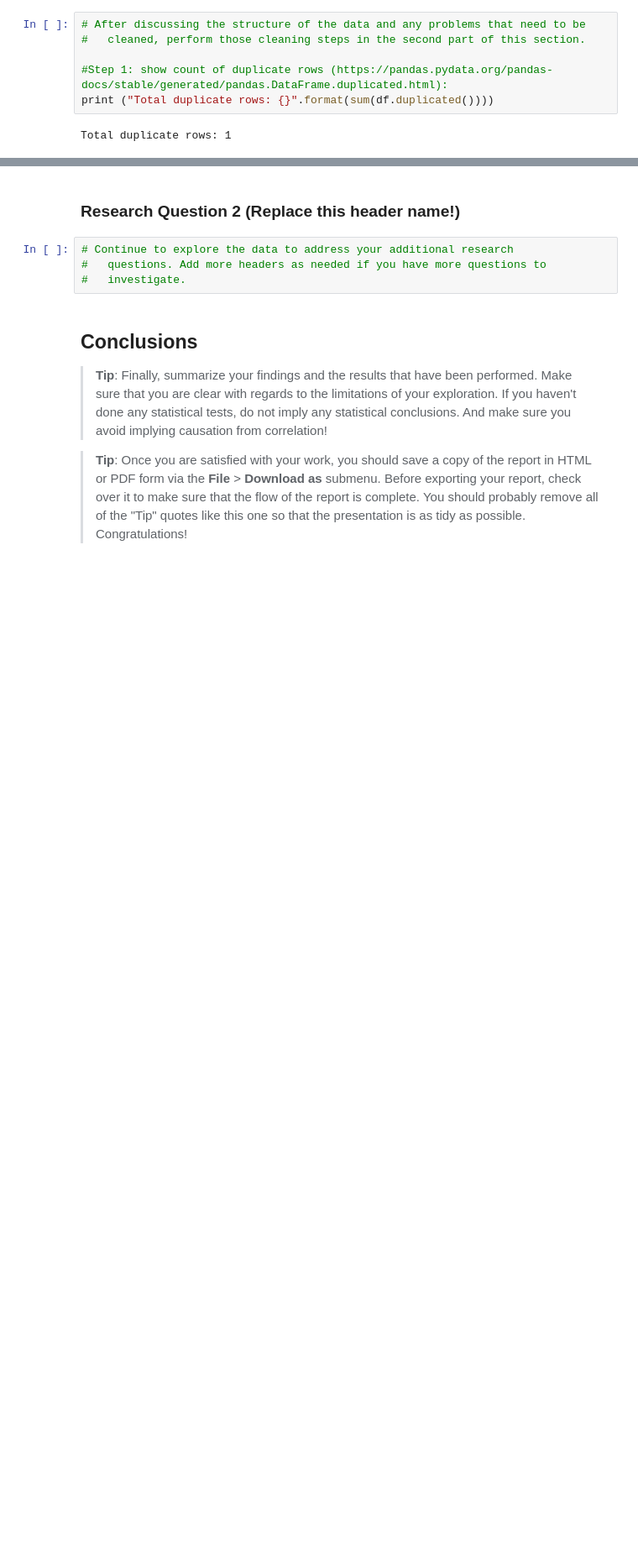
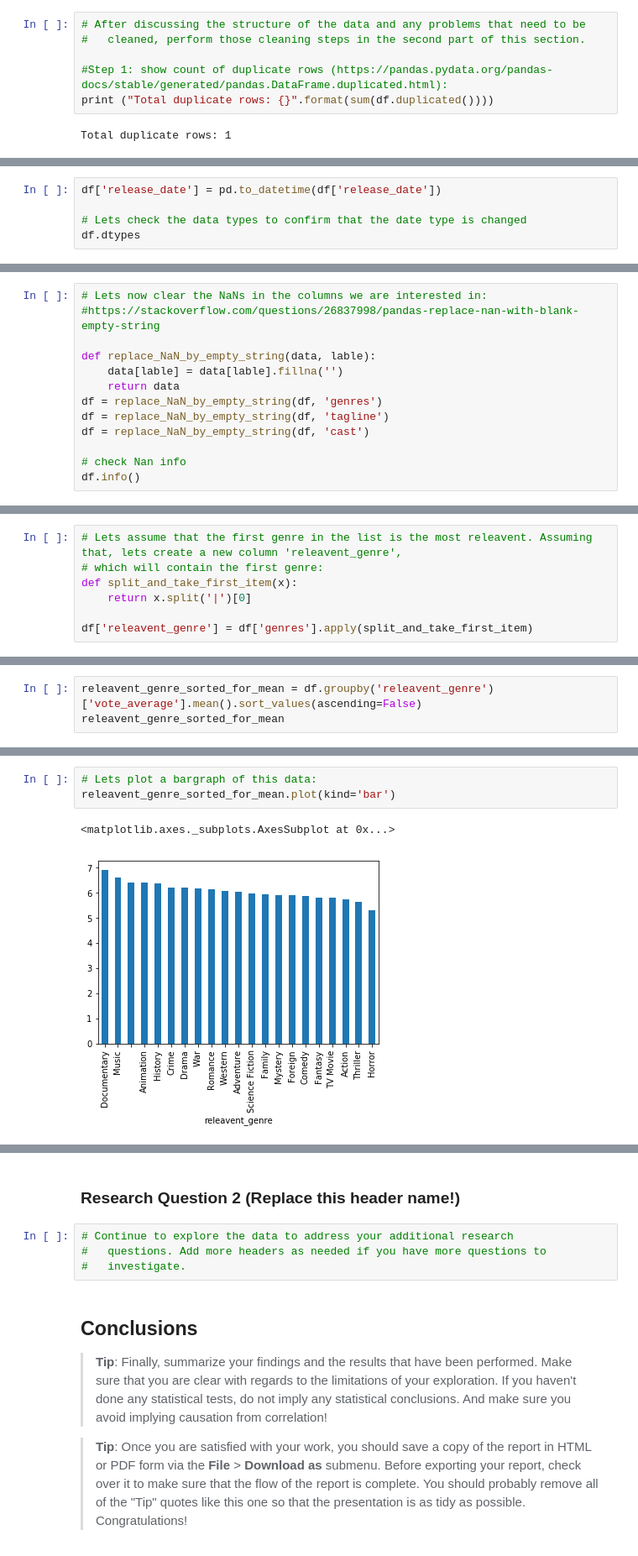
Before and after one commit to Vinayrraj/Investigate-TMDbMovieData, a Jupyter notebook: investigate-dataset.ipynb, the cells around one changed output, grey strips where cells are left out. Shown: that part at 84% size. Saved outputs shown, nothing was run; the diff lists cells and outputs as text; blank space fills up the shorter version.

Commit message:
Investigation in progress, first question answered

```diff
--- a/investigate-dataset.ipynb
+++ b/investigate-dataset.ipynb
@@ -197,0 +209,5 @@ Total duplicate rows: 1
+# %%
+df['release_date'] = pd.to_datetime(df['release_date'])
+
+# Lets check the data types to confirm that the date type is changed
+df.dtypes
@@ -197,0 +256,13 @@ Total duplicate rows: 1
+# %%
+# Lets now clear the NaNs in the columns we are interested in:
+#https://stackoverflow.com/questions/26837998/pandas-replace-nan-with-blank-empty-string
+
+def replace_NaN_by_empty_string(data, lable):
+    data[lable] = data[lable].fillna('')
+    return data
+df = replace_NaN_by_empty_string(df, 'genres')
+df = replace_NaN_by_empty_string(df, 'tagline')
+df = replace_NaN_by_empty_string(df, 'cast')
+
+# check Nan info
+df.info()
@@ -207,0 +296,7 @@ Total duplicate rows: 1
+# %%
+# Lets assume that the first genre in the list is the most releavent. Assuming that, lets create a new column 'releavent_genre',
+# which will contain the first genre:
+def split_and_take_first_item(x):
+    return x.split('|')[0]
+
+df['releavent_genre'] = df['genres'].apply(split_and_take_first_item)
@@ -207,0 +316,3 @@ Total duplicate rows: 1
+# %%
+releavent_genre_sorted_for_mean = df.groupby('releavent_genre')['vote_average'].mean().sort_values(ascending=False)
+releavent_genre_sorted_for_mean
@@ -207,0 +337,6 @@ Total duplicate rows: 1
+# %%
+# Lets plot a bargraph of this data:
+releavent_genre_sorted_for_mean.plot(kind='bar')
+# %% [output]
+<matplotlib.axes._subplots.AxesSubplot at 0x...>
+[figure, added]
```
Also changed, not shown: parts of 15 cells of this notebook.
